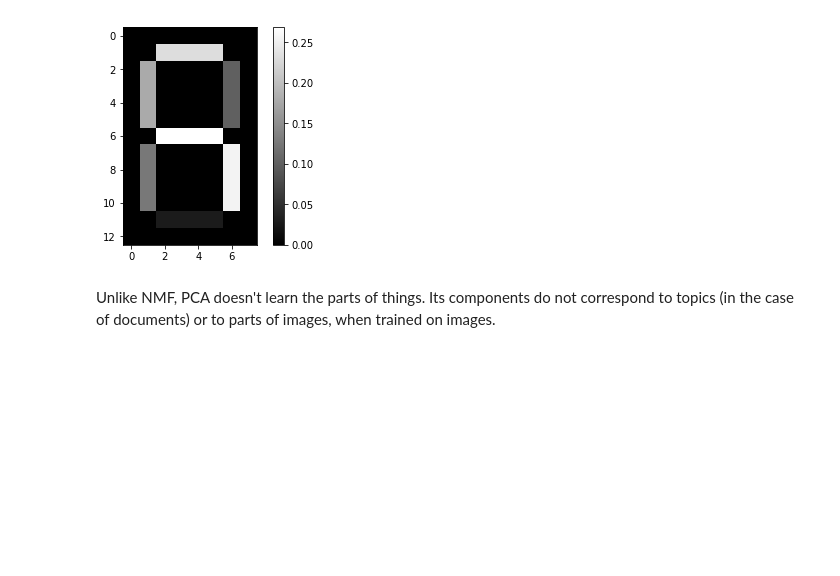
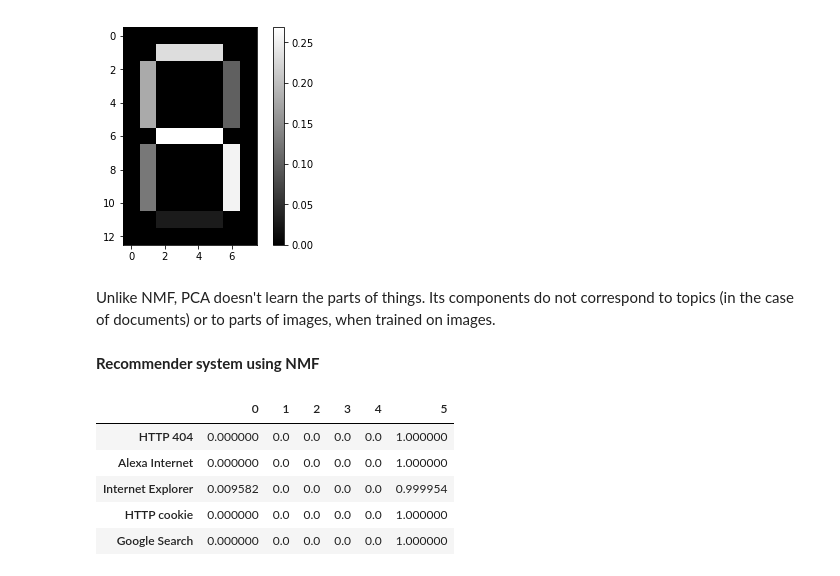
Before and after one commit to sushant2811/NLPandDeepLearning, a Jupyter notebook: unsupervisedAlgos.ipynb, the cells around one changed output. Cells and saved outputs as stored; diff of their text form; code cells hidden in the pictures; blank space fills up the shorter version.

Commit message:
Finding articles similar to Cristiano Ronaldo using NMF

```diff
--- a/unsupervisedAlgos.ipynb
+++ b/unsupervisedAlgos.ipynb
@@ -423,3 +423,5 @@ for component in pcaImages.components_:
 [figure]
 # %% [markdown]
 Unlike NMF, PCA doesn't learn the parts of things. Its components do not correspond to topics (in the case of documents) or to parts of images, when trained on images.
+# %% [markdown]
+**Recommender system using NMF**
@@ -425,0 +430,13 @@ Unlike NMF, PCA doesn't learn the parts of things. Its components do not corresp
+# %%
+normArticlesFeatures = normalize(nmfFeatures)
+# %%
+dfNormArticlesFeatures = pd.DataFrame(normArticlesFeatures, index = titles)
+# %%
+dfNormArticlesFeatures.head()
+# %% [output]
+|  | 0 | 1 | 2 | 3 | 4 | 5 |
+| HTTP 404 | 0.000000 | 0.0 | 0.0 | 0.0 | 0.0 | 1.000000 |
+| Alexa Internet | 0.000000 | 0.0 | 0.0 | 0.0 | 0.0 | 1.000000 |
+| Internet Explorer | 0.009582 | 0.0 | 0.0 | 0.0 | 0.0 | 0.999954 |
+| HTTP cookie | 0.000000 | 0.0 | 0.0 | 0.0 | 0.0 | 1.000000 |
+| Google Search | 0.000000 | 0.0 | 0.0 | 0.0 | 0.0 | 1.000000 |
```
Also changed, not shown: parts of 4 cells of this notebook.
